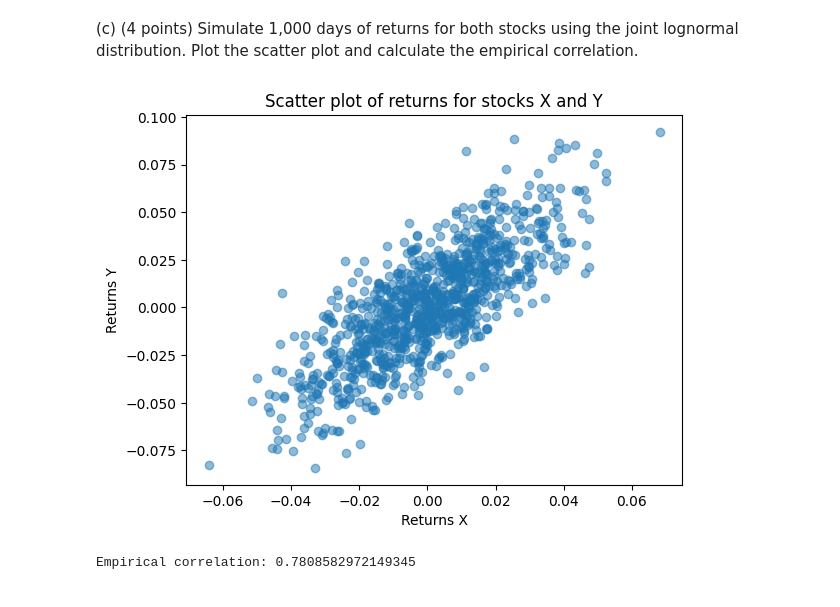
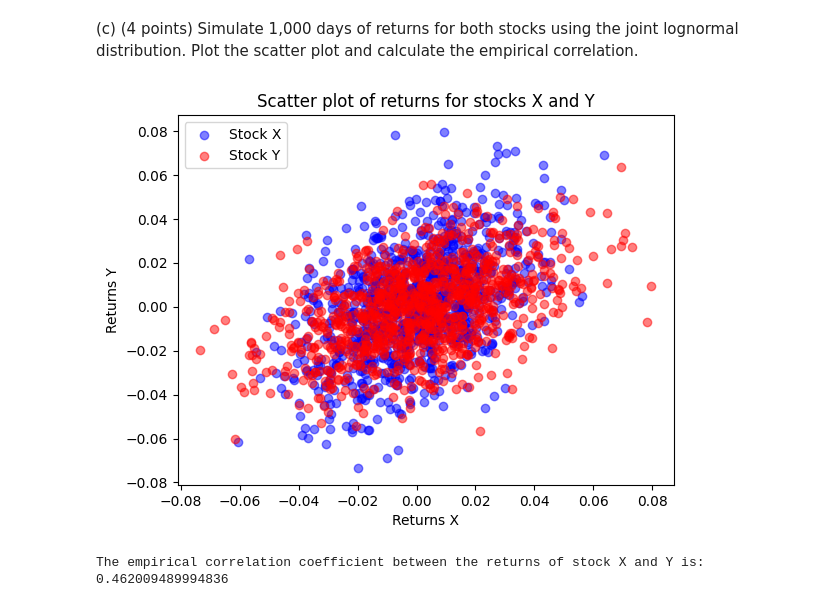
Before and after one commit to kkipngenokoech/MathsRequiredForAI, a Jupyter notebook: latex/simulations/stochastics/Q6.ipynb, the cells around one changed output. Saved outputs shown, nothing was run; the diff lists cells and outputs as text; code cells hidden in the pictures.

```diff
--- a/latex/simulations/stochastics/Q6.ipynb
+++ b/latex/simulations/stochastics/Q6.ipynb
@@ -6,29 +6,37 @@ following parameters:
 (c) (4 points) Simulate 1,000 days of returns for both stocks using the joint lognormal distribution.
 Plot the scatter plot and calculate the empirical correlation.
 # %%
+
+import matplotlib.pyplot as plt
 import numpy as np
 
-import matplotlib.pyplot as plt
+mu_X = 0.001  # Expected return of stock X
+sigma_X = 0.02  # Standard deviation of return of stock X
+mu_Y = 0.0015  # Expected return of stock Y
+sigma_Y = 0.025  # Standard deviation of return of stock Y
+rho_XY = 0.5  # Correlation coefficient between returns of stock X and Y
+num_days = 1000  # Number of days to simulate returns for both stocks
 
 # Simulate 1,000 days of returns for both stocks using the joint lognormal distribution
 np.random.seed(42)  # For reproducibility
 mean = [mu_X, mu_Y]
 cov_matrix = [[sigma_X**2, rho_XY * sigma_X * sigma_Y], [rho_XY * sigma_X * sigma_Y, sigma_Y**2]]
 returns = np.random.multivariate_normal(mean, cov_matrix, num_days)
 
 returns_X = returns[:, 0]
 returns_Y = returns[:, 1]
 
-# Plot the scatter plot
-plt.scatter(returns_X, returns_Y, alpha=0.5)
+
+# Plot the scatter plot with different colors for each stock
+plt.scatter(returns_X, returns_Y, alpha=0.5, c='blue', label='Stock X')
+plt.scatter(returns_Y, returns_X, alpha=0.5, c='red', label='Stock Y')
 plt.xlabel('Returns X')
 plt.ylabel('Returns Y')
 plt.title('Scatter plot of returns for stocks X and Y')
+plt.legend()
 plt.show()
 
-# Calculate the empirical correlation
-empirical_correlation = np.corrcoef(returns_X, returns_Y)[0, 1]
-print(f'Empirical correlation: {empirical_correlation}')
+print("The empirical correlation coefficient between the returns of stock X and Y is:" , np.corrcoef(returns_X, returns_Y)[0, 1])
 # %% [output]
-[figure, old version]
+[figure, new version]
-Empirical correlation: 0.7808582972149345
+The empirical correlation coefficient between the returns of stock X and Y is: 0.462009489994836
```
Also changed, not shown: parts of 3 cells of this notebook.
